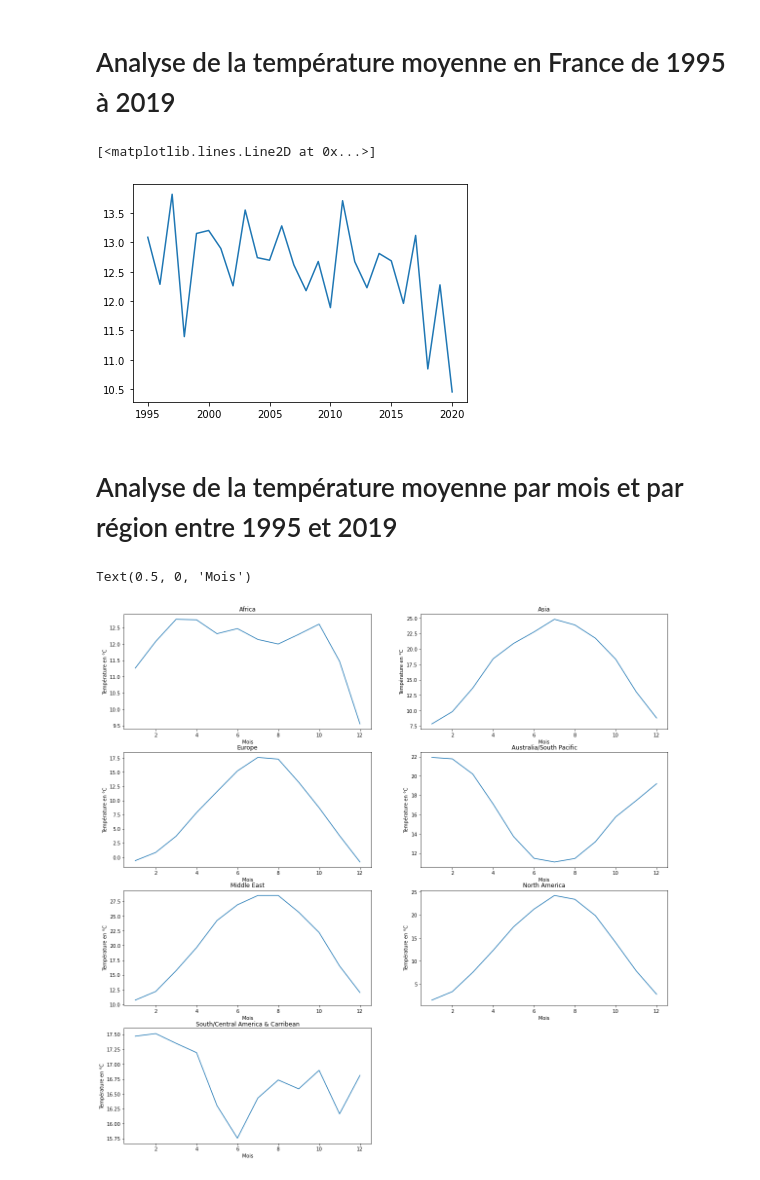
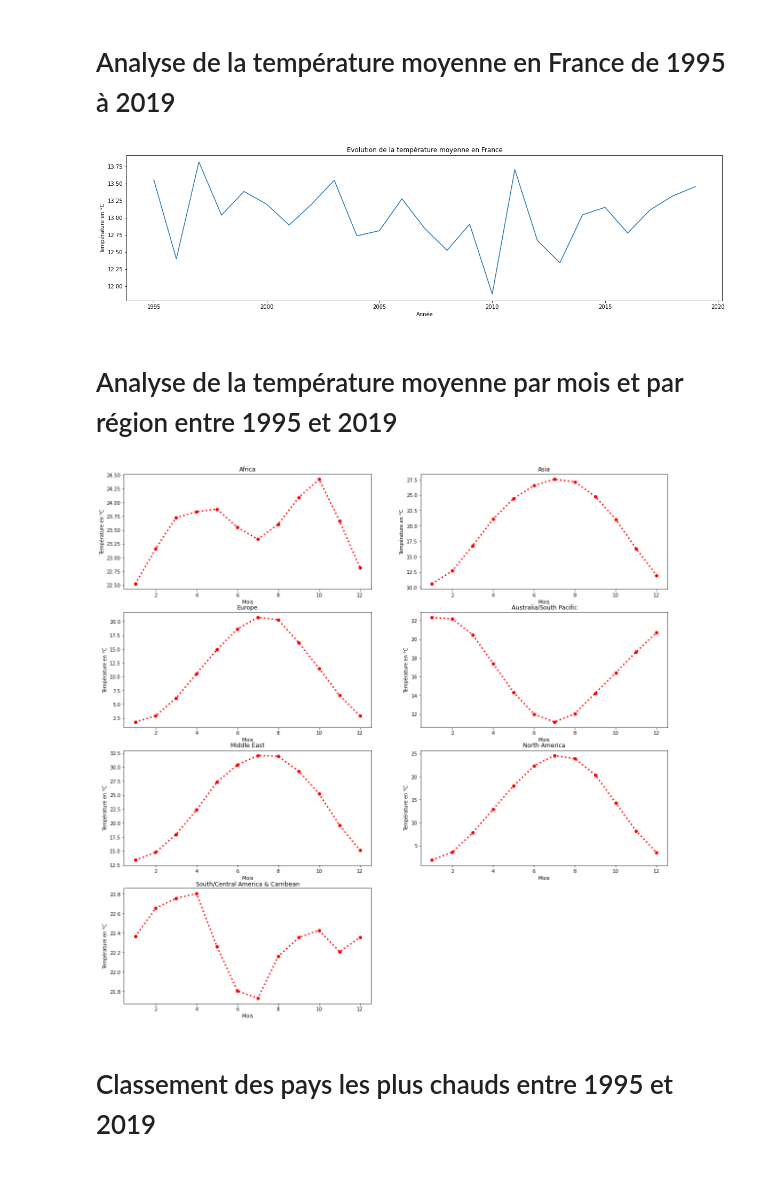
Before and after one commit to KRDavid/climatologie, a Jupyter notebook: notebook.ipynb, the cells around one changed output. Cells and saved outputs as stored; diff of their text form; code cells hidden in the pictures.

Commit message:
[UPDATE] notebook jusqu'a "evo chaud et froid sur meme graph"

```diff
--- a/notebook.ipynb
+++ b/notebook.ipynb
@@ -4,5 +10,7 @@ import pandas as pd
 # %%
 dataset = pd.read_csv("./data/RAW/temperatures.csv")
+dataset = dataset[["Region","Country","Month","Day","Year","AvgTemperature"]][dataset["Year"] != 2020]
+dataset = dataset[["Region","Country","Month","Day","Year","AvgTemperature"]][dataset["AvgTemperature"] != -99]
 dataset["AvgTemperatureC"] = (dataset["AvgTemperature"]-32) * 5/9
 # %% [markdown]
 # Analyse de la température moyenne en France de 1995 à 2019
@@ -10,11 +18,17 @@ dataset["AvgTemperatureC"] = (dataset["AvgTemperature"]-32) * 5/9
 dataset_france = dataset[["Month","Day","Year","AvgTemperatureC"]][dataset["Country"].str.contains("France")]
 # %%
 temp_moy_france = dataset_france.groupby(["Year"])["AvgTemperatureC"].mean()
-# %%
-plt.plot(temp_moy_france)
-# %% [output]
-[<matplotlib.lines.Line2D at 0x...>]
-[figure, removed]
+# %%
+plt.figure(figsize=(20,5))
+plt.plot(temp_moy_france)
+plt.title("Evolution de la température moyenne en France")
+plt.ylabel("Température en °C")
+plt.xlabel("Année")
+
+
+del temp_moy_france
+# %% [output]
+[figure, added]
 # %% [markdown]
 # Analyse de la température moyenne par mois et par région entre 1995 et 2019
 # %%
@@ -22,46 +36,50 @@ dataset_moy = dataset.groupby(["Region","Month"])["AvgTemperatureC"].mean().rese
 # %%
 plt.figure(figsize=(20,20))
 plt.subplot(4,2,1)
-plt.plot(dataset_moy[["Month"]][dataset_moy["Region"].str.contains("Africa")], dataset_moy[["AvgTemperatureC"]][dataset_moy["Region"].str.contains("Africa")])
+plt.plot(dataset_moy[["Month"]][dataset_moy["Region"].str.contains("Africa")], dataset_moy[["AvgTemperatureC"]][dataset_moy["Region"].str.contains("Africa")],c="red", lw=3, ls=":", marker="o")
 plt.title("Africa")
 plt.ylabel("Température en °C")
 plt.xlabel("Mois")
 
 plt.subplot(4,2,2)
-plt.plot(dataset_moy[["Month"]][dataset_moy["Region"].str.contains("Asia")], dataset_moy[["AvgTemperatureC"]][dataset_moy["Region"].str.contains("Asia")])
+plt.plot(dataset_moy[["Month"]][dataset_moy["Region"].str.contains("Asia")], dataset_moy[["AvgTemperatureC"]][dataset_moy["Region"].str.contains("Asia")],c="red", lw=3, ls=":", marker="o")
 plt.title("Asia")
 plt.ylabel("Température en °C")
 plt.xlabel("Mois")
 
 plt.subplot(4,2,3)
-plt.plot(dataset_moy[["Month"]][dataset_moy["Region"].str.contains("Europe")], dataset_moy[["AvgTemperatureC"]][dataset_moy["Region"].str.contains("Europe")])
+plt.plot(dataset_moy[["Month"]][dataset_moy["Region"].str.contains("Europe")], dataset_moy[["AvgTemperatureC"]][dataset_moy["Region"].str.contains("Europe")],c="red", lw=3, ls=":", marker="o")
 plt.title("Europe")
 plt.ylabel("Température en °C")
 plt.xlabel("Mois")
 
 plt.subplot(4,2,4)
-plt.plot(dataset_moy[["Month"]][dataset_moy["Region"].str.contains("Australia/South Pacific")], dataset_moy[["AvgTemperatureC"]][dataset_moy["Region"].str.contains("Australia/South Pacific")])
+plt.plot(dataset_moy[["Month"]][dataset_moy["Region"].str.contains("Australia/South Pacific")], dataset_moy[["AvgTemperatureC"]][dataset_moy["Region"].str.contains("Australia/South Pacific")],c="red", lw=3, ls=":", marker="o")
 plt.title("Australia/South Pacific")
 plt.ylabel("Température en °C")
 plt.xlabel("Mois")
 
 plt.subplot(4,2,5)
-plt.plot(dataset_moy[["Month"]][dataset_moy["Region"].str.contains("Middle East")], dataset_moy[["AvgTemperatureC"]][dataset_moy["Region"].str.contains("Middle East")])
+plt.plot(dataset_moy[["Month"]][dataset_moy["Region"].str.contains("Middle East")], dataset_moy[["AvgTemperatureC"]][dataset_moy["Region"].str.contains("Middle East")],c="red", lw=3, ls=":", marker="o")
 plt.title("Middle East")
 plt.ylabel("Température en °C")
 plt.xlabel("Mois")
 
 plt.subplot(4,2,6)
-plt.plot(dataset_moy[["Month"]][dataset_moy["Region"].str.contains("North America")], dataset_moy[["AvgTemperatureC"]][dataset_moy["Region"].str.contains("North America")])
+plt.plot(dataset_moy[["Month"]][dataset_moy["Region"].str.contains("North America")], dataset_moy[["AvgTemperatureC"]][dataset_moy["Region"].str.contains("North America")],c="red", lw=3, ls=":", marker="o")
 plt.title("North America")
 plt.ylabel("Température en °C")
 plt.xlabel("Mois")
 
 plt.subplot(4,2,7)
-plt.plot(dataset_moy[["Month"]][dataset_moy["Region"].str.contains("South/Central America & Carribean")], dataset_moy[["AvgTemperatureC"]][dataset_moy["Region"].str.contains("South/Central America & Carribean")])
+plt.plot(dataset_moy[["Month"]][dataset_moy["Region"].str.contains("South/Central America & Carribean")], dataset_moy[["AvgTemperatureC"]][dataset_moy["Region"].str.contains("South/Central America & Carribean")],c="red", lw=3, ls=":", marker="o")
 plt.title("South/Central America & Carribean")
 plt.ylabel("Température en °C")
 plt.xlabel("Mois")
+
+
+del dataset_moy
 # %% [output]
-Text(0.5, 0, 'Mois')
-[figure, old version]
+[figure, new version]
+# %% [markdown]
+# Classement des pays les plus chauds entre 1995 et 2019
```
Also changed, not shown: parts of 10 cells of this notebook.
